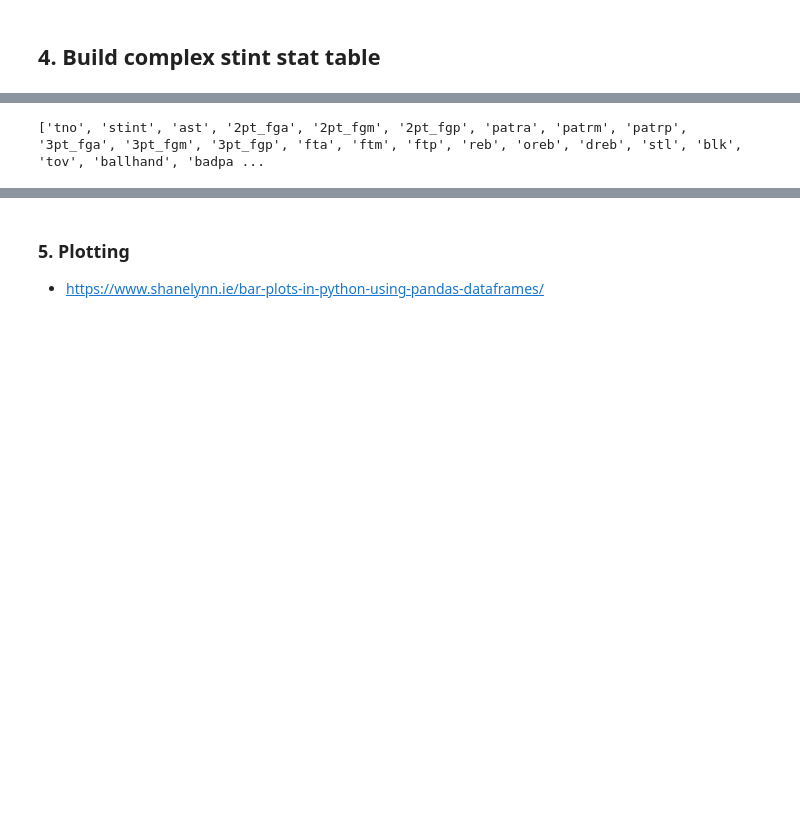
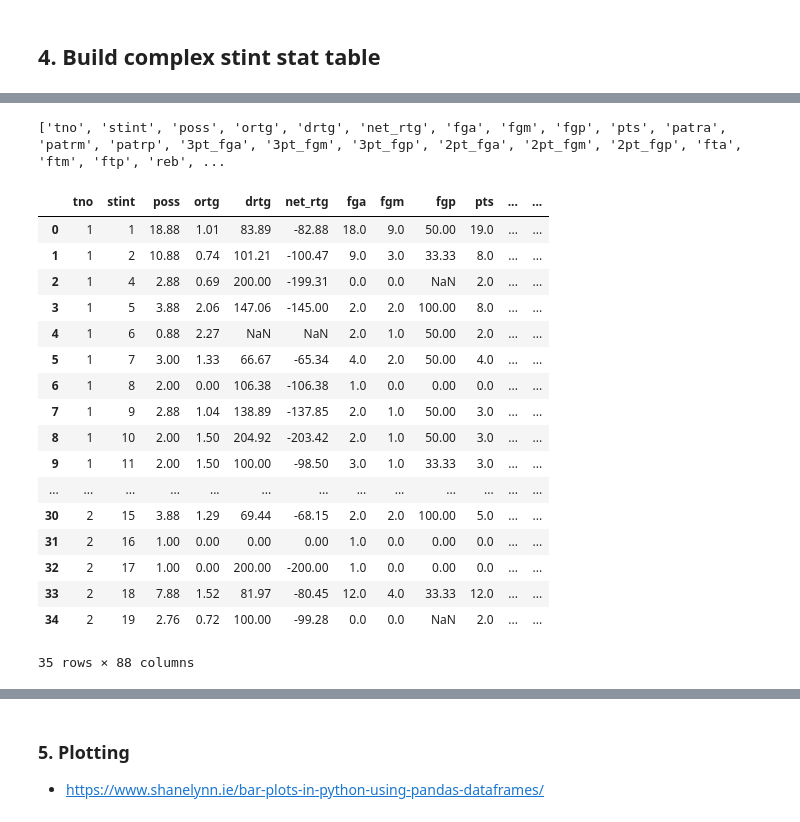
Before and after one commit to ssardina/pynbl, a Jupyter notebook: bball_stas.ipynb, the cells around one changed output, grey strips where cells are left out. Saved outputs shown, nothing was run; the diff lists cells and outputs as text; code cells hidden in the pictures; blank space fills up the shorter version.

```diff
--- a/bball_stas.ipynb
+++ b/bball_stas.ipynb
@@ -519,28 +557,45 @@ stats_df
 # %%
+# re-order columns
 index_col = ['tno', 'stint']
-
-team_col = [ 'poss', 'ortg', 'drtg', 'net_rtg',
+data_col = [ 'poss', 'ortg', 'drtg', 'net_rtg',
             'fga', 'fgm', 'fgp', 'pts',
             'patra', 'patrm', 'patrp',
             '3pt_fga', '3pt_fgm', '3pt_fgp',
             '2pt_fga', '2pt_fgm', '2pt_fgp',
             'fta', 'ftm', 'ftp', 'reb',
             'ast', 'ast_rate', 'fgm_astp',
             'stl', 'stl_rate',
             'blk', 'blk_rate',
             'tov', 'tov_rate',
             'dreb', 'drbp',
             'oreb', 'orbp',
             'trb',  'trbp',
             'ballhand', 'badpass',
             'ofoul',
             '3sec', '8sec', '24sec',
              'opp_fga_blocked']
 
-opp_col = ['poss_opp'            'fga_opp', 'fgm_opp', 'fgp_opp', 'pts_opp',
- 'ast_opp', '2pt_fga_opp', '2pt_fgm_opp', '2pt_fgp_opp', 'patra_opp', 'patrm_opp', 'patrp_opp', '3pt_fga_opp', '3pt_fgm_opp', '3pt_fgp_opp', 'fta_opp', 'ftm_opp', 'ftp_opp', 'reb_opp', 'oreb_opp', 'dreb_opp', 'stl_opp', 'blk_opp', 'tov_opp', 'ballhand_opp', 'badpass_opp', 'ofoul_opp', '3sec_opp', '8sec_opp', '24sec_opp', , 'ortg_opp', 'fgm_astp_opp', 'trb_opp', 'blk_rate_opp', 'stl_rate_opp', 'ast_rate_opp', 'tov_rate_opp', 'drtg', 'net_rtg', 'drbp', 'orbp', 'trbp', 'opp_fga_blocked']
-
+stats_df = stats_df[index_col + data_col + [f'{x}_opp' for x in data_col]]
 
 print(list(stats_df.columns))
+stats_df
 # %% [output]
-['tno', 'stint', 'ast', '2pt_fga', '2pt_fgm', '2pt_fgp', 'patra', 'patrm', 'patrp', '3pt_fga', '3pt_fgm', '3pt_fgp', 'fta', 'ftm', 'ftp', 'reb', 'oreb', 'dreb', 'stl', 'blk', 'tov', 'ballhand', 'badpa ...
+['tno', 'stint', 'poss', 'ortg', 'drtg', 'net_rtg', 'fga', 'fgm', 'fgp', 'pts', 'patra', 'patrm', 'patrp', '3pt_fga', '3pt_fgm', '3pt_fgp', '2pt_fga', '2pt_fgm', '2pt_fgp', 'fta', 'ftm', 'ftp', 'reb', ...
+|  | tno | stint | poss | ortg | drtg | net_rtg | fga | fgm | fgp | pts | ... | ... |
+| 0 | 1 | 1 | 18.88 | 1.01 | 83.89 | -82.88 | 18.0 | 9.0 | 50.00 | 19.0 | ... | ... |
+| 1 | 1 | 2 | 10.88 | 0.74 | 101.21 | -100.47 | 9.0 | 3.0 | 33.33 | 8.0 | ... | ... |
+| 2 | 1 | 4 | 2.88 | 0.69 | 200.00 | -199.31 | 0.0 | 0.0 | NaN | 2.0 | ... | ... |
+| 3 | 1 | 5 | 3.88 | 2.06 | 147.06 | -145.00 | 2.0 | 2.0 | 100.00 | 8.0 | ... | ... |
+| 4 | 1 | 6 | 0.88 | 2.27 | NaN | NaN | 2.0 | 1.0 | 50.00 | 2.0 | ... | ... |
+| 5 | 1 | 7 | 3.00 | 1.33 | 66.67 | -65.34 | 4.0 | 2.0 | 50.00 | 4.0 | ... | ... |
+| 6 | 1 | 8 | 2.00 | 0.00 | 106.38 | -106.38 | 1.0 | 0.0 | 0.00 | 0.0 | ... | ... |
+| 7 | 1 | 9 | 2.88 | 1.04 | 138.89 | -137.85 | 2.0 | 1.0 | 50.00 | 3.0 | ... | ... |
+| 8 | 1 | 10 | 2.00 | 1.50 | 204.92 | -203.42 | 2.0 | 1.0 | 50.00 | 3.0 | ... | ... |
+| 9 | 1 | 11 | 2.00 | 1.50 | 100.00 | -98.50 | 3.0 | 1.0 | 33.33 | 3.0 | ... | ... |
+| ... | ... | ... | ... | ... | ... | ... | ... | ... | ... | ... | ... | ... |
+| 30 | 2 | 15 | 3.88 | 1.29 | 69.44 | -68.15 | 2.0 | 2.0 | 100.00 | 5.0 | ... | ... |
+| 31 | 2 | 16 | 1.00 | 0.00 | 0.00 | 0.00 | 1.0 | 0.0 | 0.00 | 0.0 | ... | ... |
+| 32 | 2 | 17 | 1.00 | 0.00 | 200.00 | -200.00 | 1.0 | 0.0 | 0.00 | 0.0 | ... | ... |
+| 33 | 2 | 18 | 7.88 | 1.52 | 81.97 | -80.45 | 12.0 | 4.0 | 33.33 | 12.0 | ... | ... |
+| 34 | 2 | 19 | 2.76 | 0.72 | 100.00 | -99.28 | 0.0 | 0.0 | NaN | 2.0 | ... | ... |
+35 rows × 88 columns
```
Also changed, not shown: parts of 13 cells of this notebook, 1 other file.
